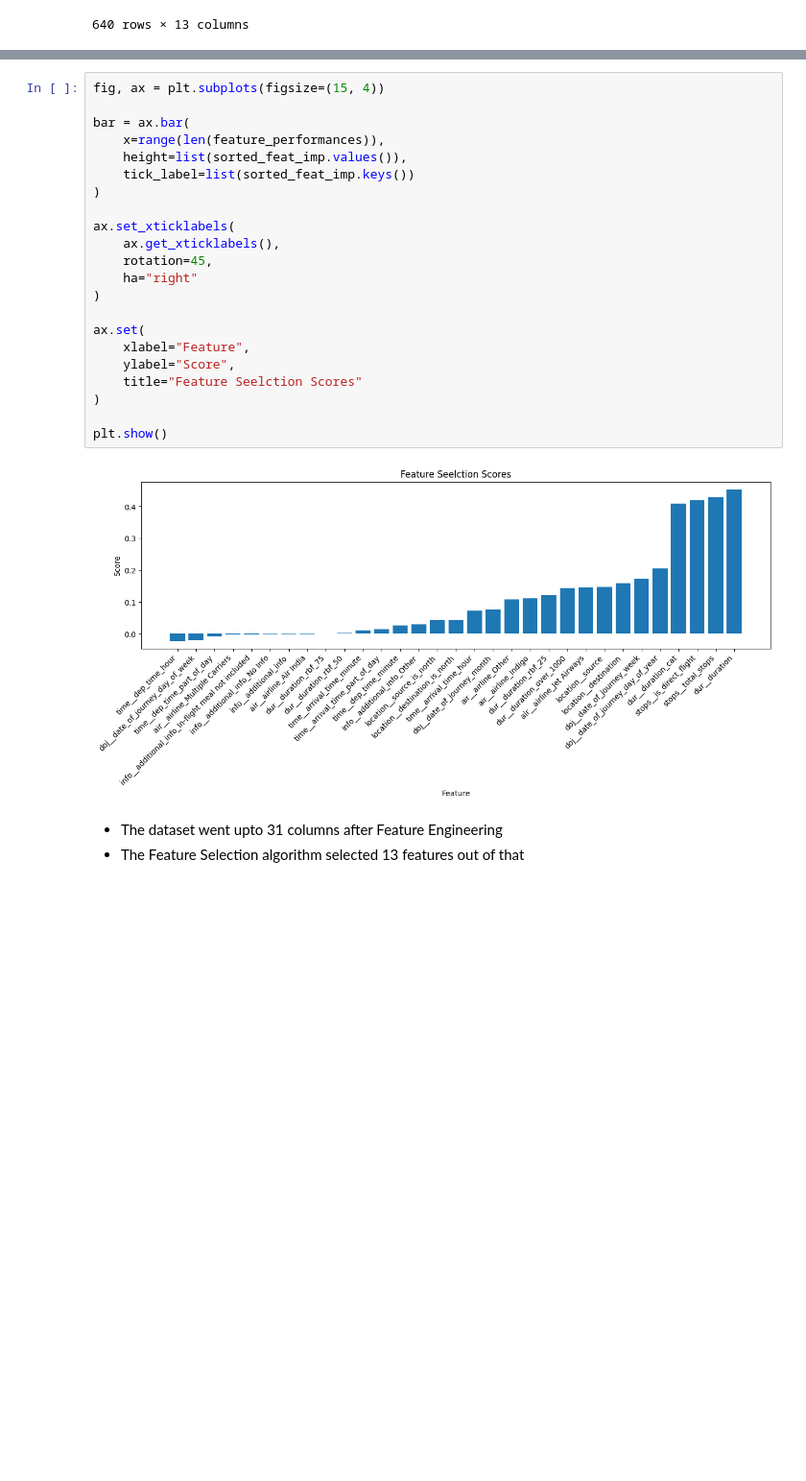
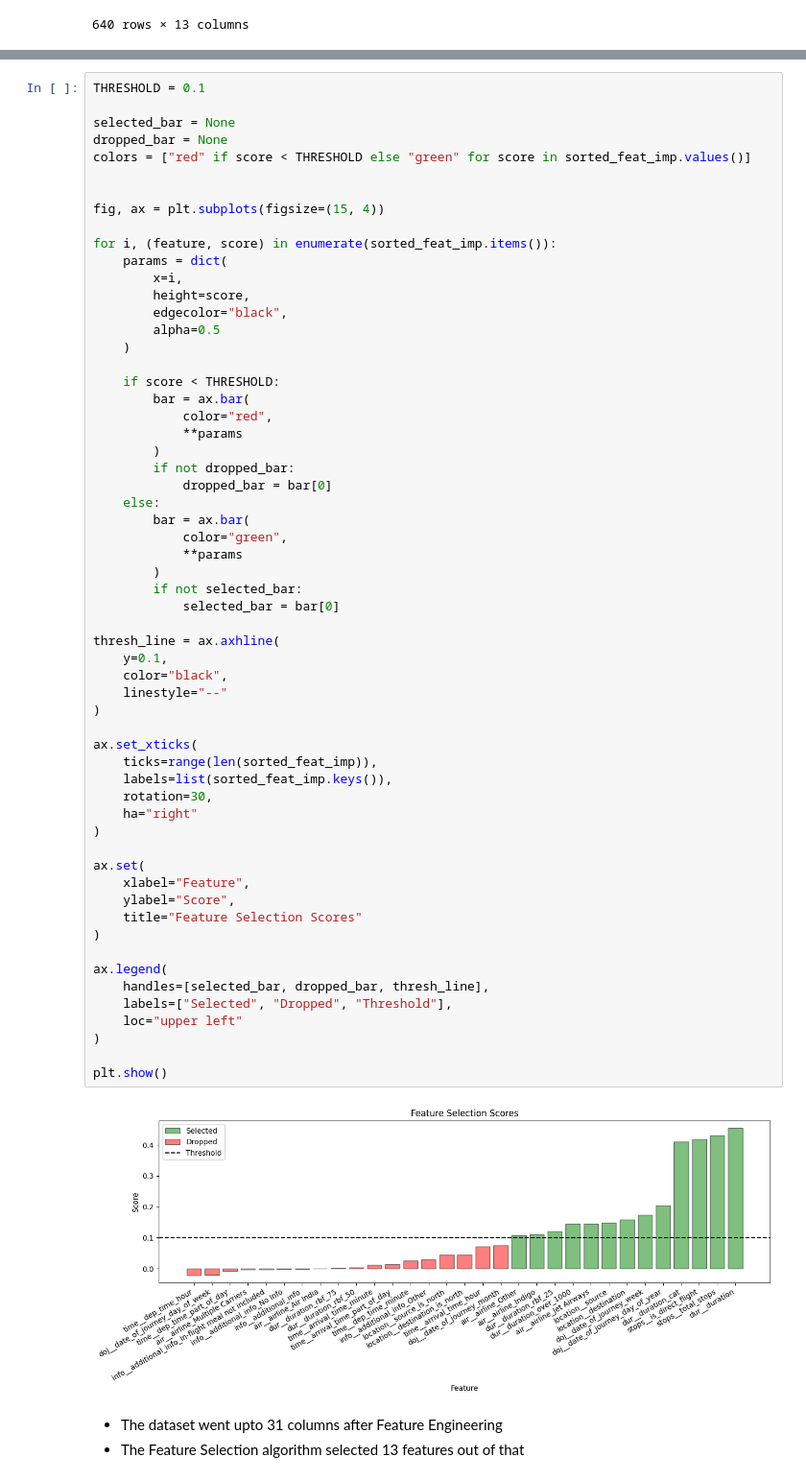
Before and after one commit to MisbahullahSheriff/sagemaker-flight-prices-prediction, a Jupyter notebook: notebooks/feature-engineering.ipynb, the cells around one changed output, grey strips where cells are left out. Shown at 96% size. Drawn from its saved outputs; the diff is of its cells as text; blank space fills up the shorter version.

Commit message:
plot feature selection scores

```diff
--- a/notebooks/feature-engineering.ipynb
+++ b/notebooks/feature-engineering.ipynb
@@ -799,29 +801,66 @@ sorted_feat_imp
  'stops__total_stops': 0.4297762461703479,
  'dur__duration': 0.45411411047028016}
 # %%
+THRESHOLD = 0.1
+
+selected_bar = None
+dropped_bar = None
+colors = ["red" if score < THRESHOLD else "green" for score in sorted_feat_imp.values()]
+
+
 fig, ax = plt.subplots(figsize=(15, 4))
 
-bar = ax.bar(
-	x=range(len(feature_performances)),
-	height=list(sorted_feat_imp.values()),
-	tick_label=list(sorted_feat_imp.keys())
+for i, (feature, score) in enumerate(sorted_feat_imp.items()):
+	params = dict(
+		x=i,
+		height=score,
+		edgecolor="black",
+		alpha=0.5
+	)
+
+	if score < THRESHOLD:
+		bar = ax.bar(
+			color="red",
+			**params
+		)
+		if not dropped_bar:
+			dropped_bar = bar[0]
+	else:
+		bar = ax.bar(
+			color="green",
+			**params
+		)
+		if not selected_bar:
+			selected_bar = bar[0]
+
+thresh_line = ax.axhline(
+	y=0.1,
+	color="black",
+	linestyle="--"
 )
 
-ax.set_xticklabels(
-	ax.get_xticklabels(),
-	rotation=45,
+ax.set_xticks(
+	ticks=range(len(sorted_feat_imp)),
+	labels=list(sorted_feat_imp.keys()),
+	rotation=30,
 	ha="right"
 )
 
 ax.set(
 	xlabel="Feature",
 	ylabel="Score",
-	title="Feature Seelction Scores"
+	title="Feature Selection Scores"
+)
+
+ax.legend(
+	handles=[selected_bar, dropped_bar, thresh_line],
+	labels=["Selected", "Dropped", "Threshold"],
+	loc="upper left"
 )
 
 plt.show()
 # %% [output]
-[figure, old version]
+[figure, new version]
 # %% [markdown]
 - The dataset went upto 31 columns after Feature Engineering
 - The Feature Selection algorithm selected 13 features out of that
```
Also changed, not shown: parts of 1 cell of this notebook.
